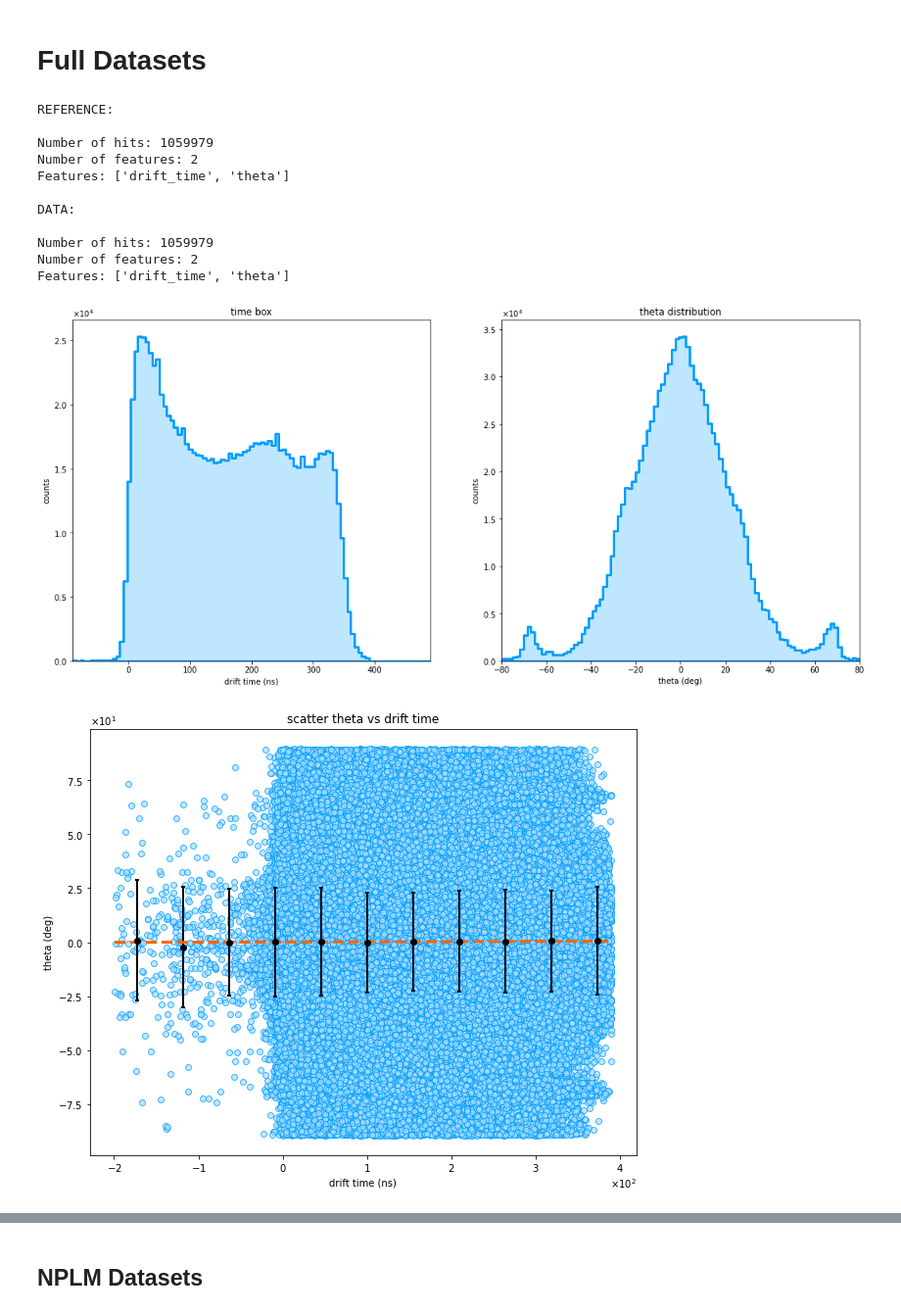
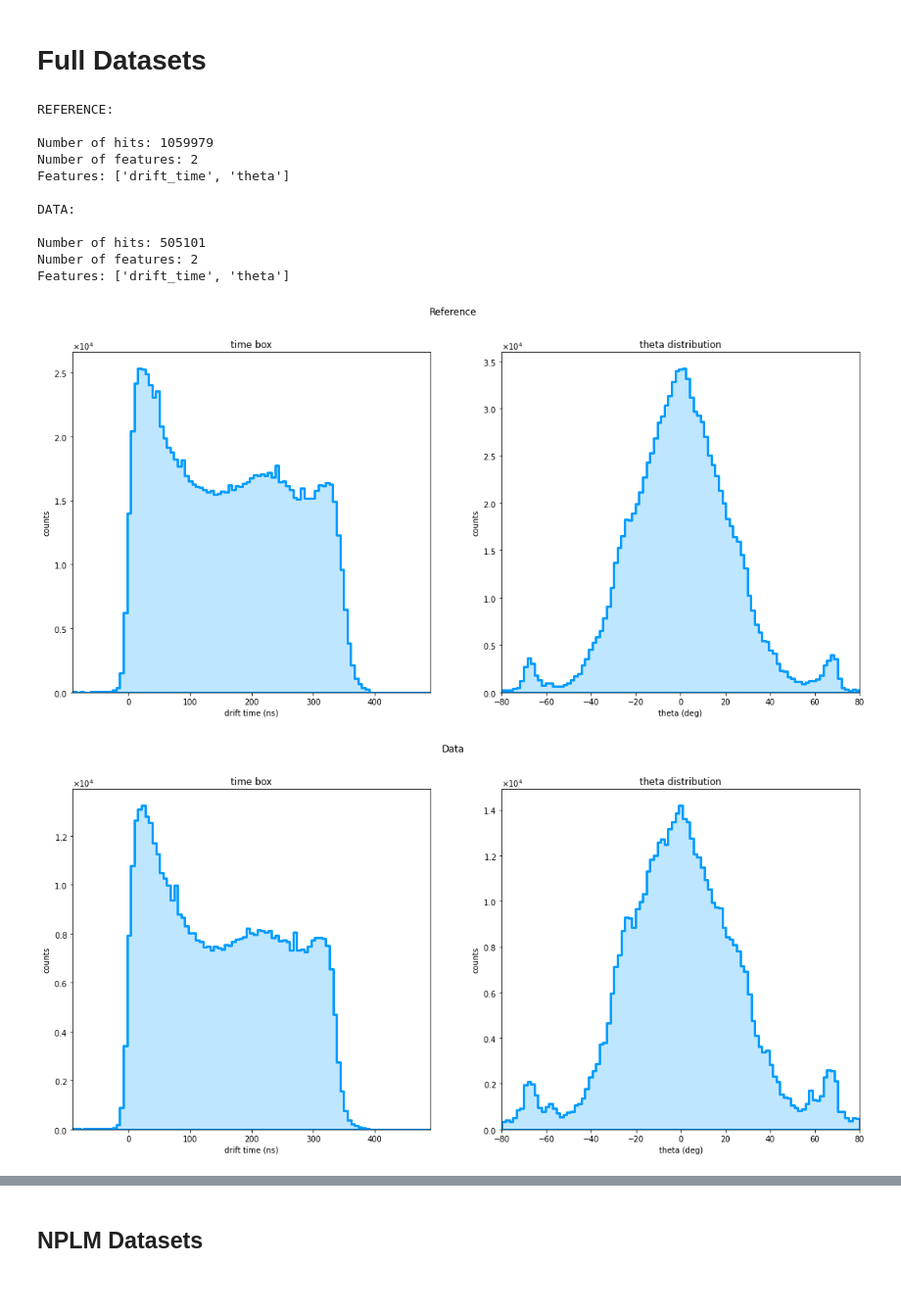
Before and after one commit to GiacomoFrn/Advanced-DQM-for-DT-detector, a Jupyter notebook: nplm/visualization.ipynb, the cells around one changed output, grey strips where cells are left out. Shown: that part at 98% size. Saved outputs shown, nothing was run; the diff lists cells and outputs as text; code cells hidden in the pictures; blank space fills up the shorter version.

```diff
--- a/nplm/visualization.ipynb
+++ b/nplm/visualization.ipynb
@@ -59,8 +54,13 @@ Data output folder: ./out_data/
 # %% [markdown]
 # Full Datasets
 # %%
-df_ref  = DataReader(DATA_FOLDER+REFERENCE_FILE).df[FEATURES]
-df_data = DataReader(DATA_FOLDER+DATA_FILE).df[FEATURES]
+df_ref  = modules.DataReader.DataReader(DATA_FOLDER+REFERENCE_FILE).df[FEATURES]
+df_data = modules.DataReader.DataReader(DATA_FOLDER+DATA_FILE).df[FEATURES]
+
+weightsData = np.ones(df_data.shape[0])
+weightsRef  = np.ones(df_ref.shape[0])*df_data.shape[0]*1./df_ref.shape[0]
+
+weights = [weightsRef, weightsData]
 
 print("\nREFERENCE:\n")
 print("Number of hits:",     df_ref.shape[0])
@@ -80,22 +80,34 @@ Features: ['drift_time', 'theta']
 
 DATA:
 
-Number of hits: 1059979
+Number of hits: 505101
 Number of features: 2
 Features: ['drift_time', 'theta']
 # %%
 # BINS:
 # drift time
 dt_bins    = np.linspace(-90, 490, 100)
 # theta
 theta_bins = np.linspace(-80, 80, 100)
 
 BINS = [dt_bins, theta_bins]
 
 fig, ax = modules.plot_utils.plot_full_dataset(df_ref, FEATURES, BINS)
+fig.suptitle("Reference")
 plt.show()
+fig, ax = modules.plot_utils.plot_full_dataset(df_data, FEATURES, BINS)
+fig.suptitle("Data")
+plt.show()
+fig, ax = modules.plot_utils.plot_full_dataset_2(df_ref, df_data, FEATURES, BINS, weights)
+fig.suptitle("Reference vs Data")
+plt.show()
+
 fig, ax = modules.plot_utils.plot_full_scatter(df_ref, FEATURES)
+fig.suptitle("Reference")
 plt.show()
+fig, ax = modules.plot_utils.plot_full_scatter(df_data, FEATURES)
+fig.suptitle("Data")
+plt.show()
 # %% [output]
-[figure, old version]
+[figure, new version]
-[figure, old version]
+[figure, new version]
```
Also changed, not shown: parts of 8 cells of this notebook, 5 other files.
